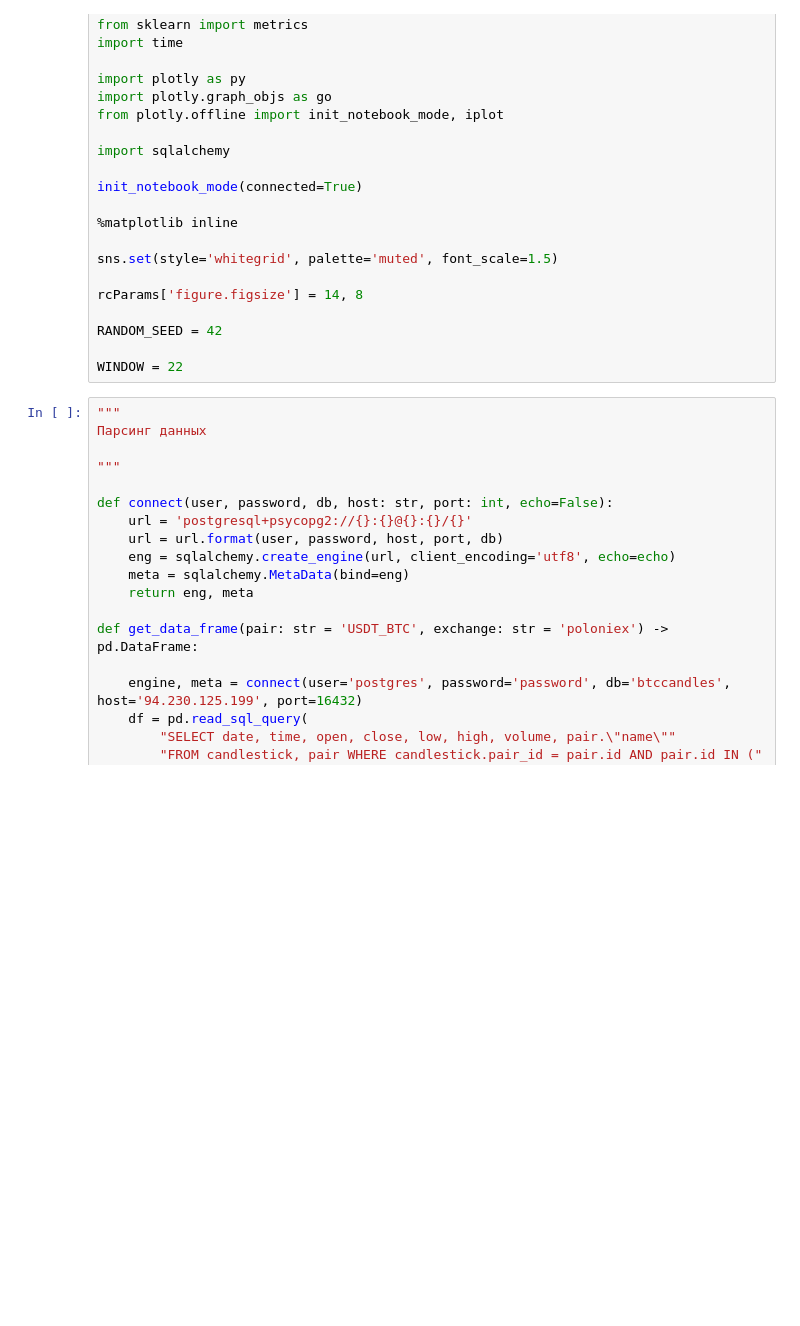
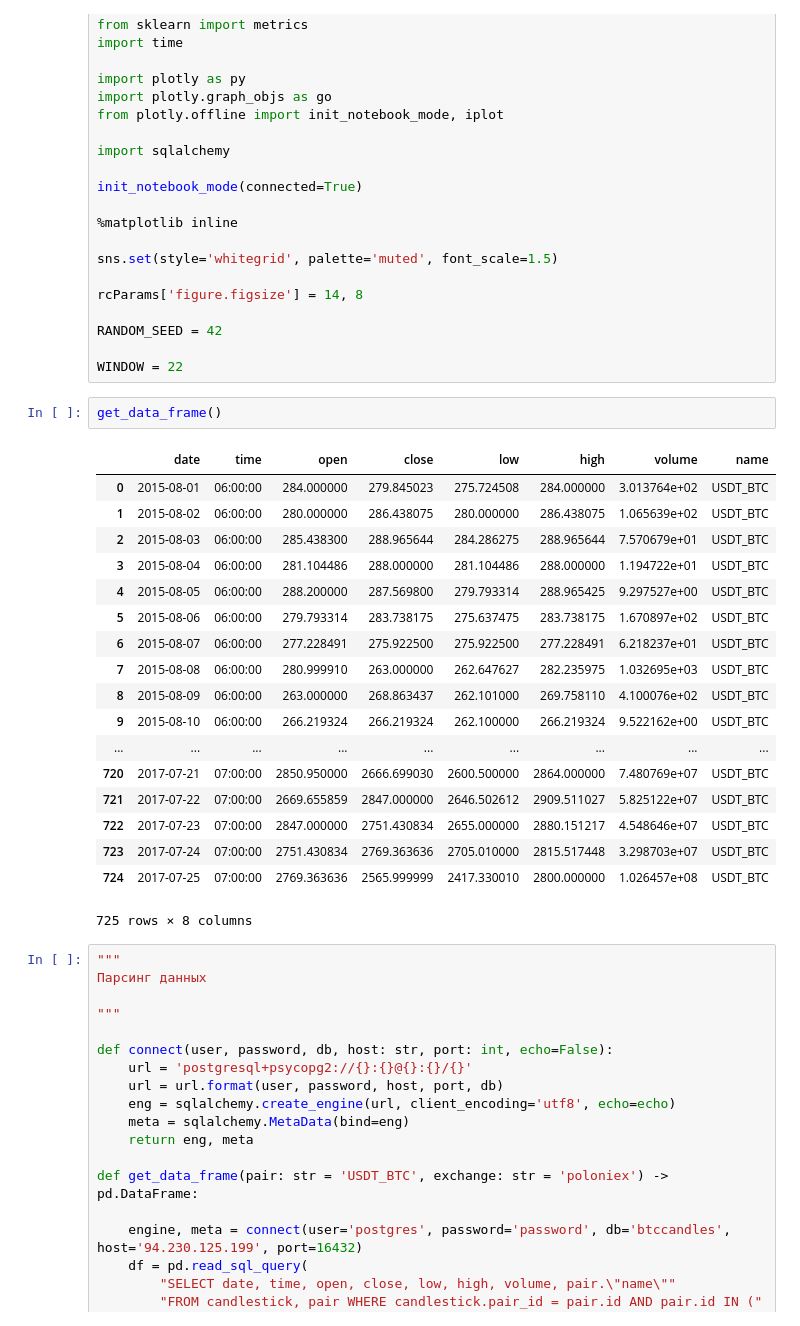
Before and after one commit to Anotherother/pricePrediction, a Jupyter notebook: DevelopingModels/1. oneDay_allBlockChain_5features.ipynb, the cells around one changed output. Cells and saved outputs as stored; diff of their text form; blank space fills up the shorter version.

```diff
--- a/DevelopingModels/1. oneDay_allBlockChain_5features.ipynb
+++ b/DevelopingModels/1. oneDay_allBlockChain_5features.ipynb
@@ -31,6 +31,27 @@ rcParams['figure.figsize'] = 14, 8
 RANDOM_SEED = 42
 
 WINDOW = 22
+# %%
+get_data_frame()
+# %% [output]
+|  | date | time | open | close | low | high | volume | name |
+| 0 | 2015-08-01 | 06:00:00 | 284.000000 | 279.845023 | 275.724508 | 284.000000 | 3.013764e+02 | USDT_BTC |
+| 1 | 2015-08-02 | 06:00:00 | 280.000000 | 286.438075 | 280.000000 | 286.438075 | 1.065639e+02 | USDT_BTC |
+| 2 | 2015-08-03 | 06:00:00 | 285.438300 | 288.965644 | 284.286275 | 288.965644 | 7.570679e+01 | USDT_BTC |
+| 3 | 2015-08-04 | 06:00:00 | 281.104486 | 288.000000 | 281.104486 | 288.000000 | 1.194722e+01 | USDT_BTC |
+| 4 | 2015-08-05 | 06:00:00 | 288.200000 | 287.569800 | 279.793314 | 288.965425 | 9.297527e+00 | USDT_BTC |
+| 5 | 2015-08-06 | 06:00:00 | 279.793314 | 283.738175 | 275.637475 | 283.738175 | 1.670897e+02 | USDT_BTC |
+| 6 | 2015-08-07 | 06:00:00 | 277.228491 | 275.922500 | 275.922500 | 277.228491 | 6.218237e+01 | USDT_BTC |
+| 7 | 2015-08-08 | 06:00:00 | 280.999910 | 263.000000 | 262.647627 | 282.235975 | 1.032695e+03 | USDT_BTC |
+| 8 | 2015-08-09 | 06:00:00 | 263.000000 | 268.863437 | 262.101000 | 269.758110 | 4.100076e+02 | USDT_BTC |
+| 9 | 2015-08-10 | 06:00:00 | 266.219324 | 266.219324 | 262.100000 | 266.219324 | 9.522162e+00 | USDT_BTC |
+| ... | ... | ... | ... | ... | ... | ... | ... | ... |
+| 720 | 2017-07-21 | 07:00:00 | 2850.950000 | 2666.699030 | 2600.500000 | 2864.000000 | 7.480769e+07 | USDT_BTC |
+| 721 | 2017-07-22 | 07:00:00 | 2669.655859 | 2847.000000 | 2646.502612 | 2909.511027 | 5.825122e+07 | USDT_BTC |
+| 722 | 2017-07-23 | 07:00:00 | 2847.000000 | 2751.430834 | 2655.000000 | 2880.151217 | 4.548646e+07 | USDT_BTC |
+| 723 | 2017-07-24 | 07:00:00 | 2751.430834 | 2769.363636 | 2705.010000 | 2815.517448 | 3.298703e+07 | USDT_BTC |
+| 724 | 2017-07-25 | 07:00:00 | 2769.363636 | 2565.999999 | 2417.330010 | 2800.000000 | 1.026457e+08 | USDT_BTC |
+725 rows × 8 columns
 # %%
 """
 Парсинг данных
```
Also changed, not shown: parts of 3 cells of this notebook, 3 other files.
